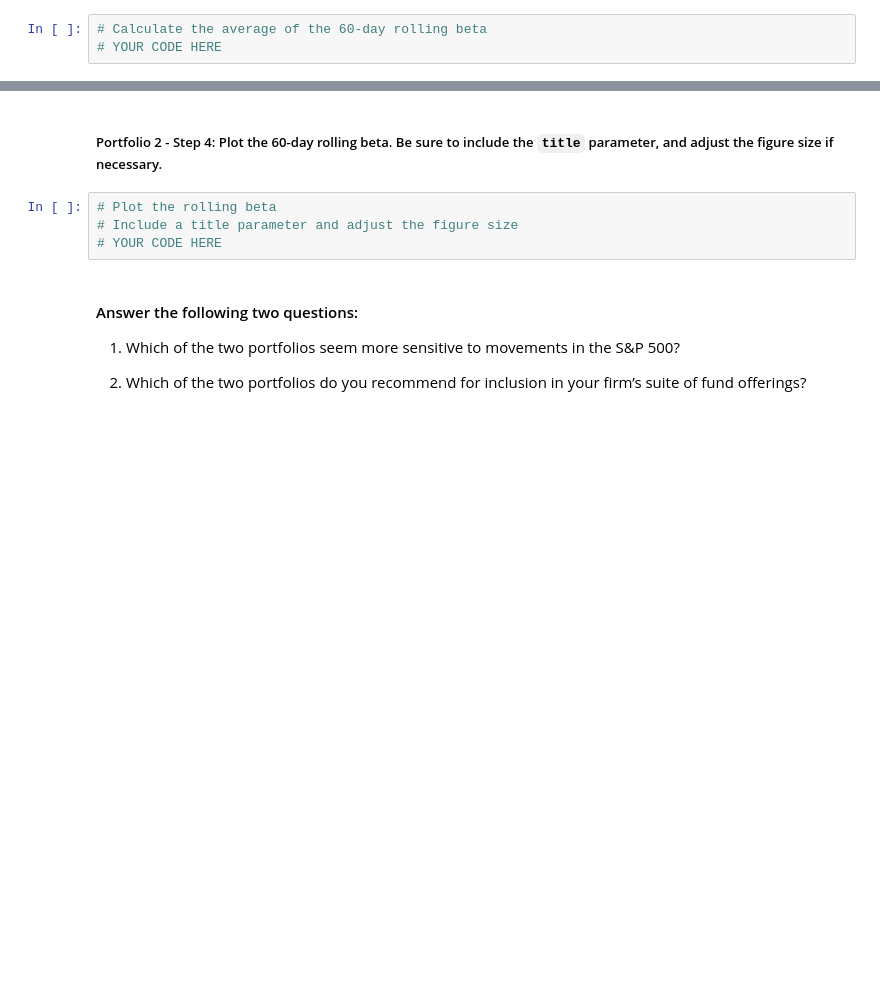
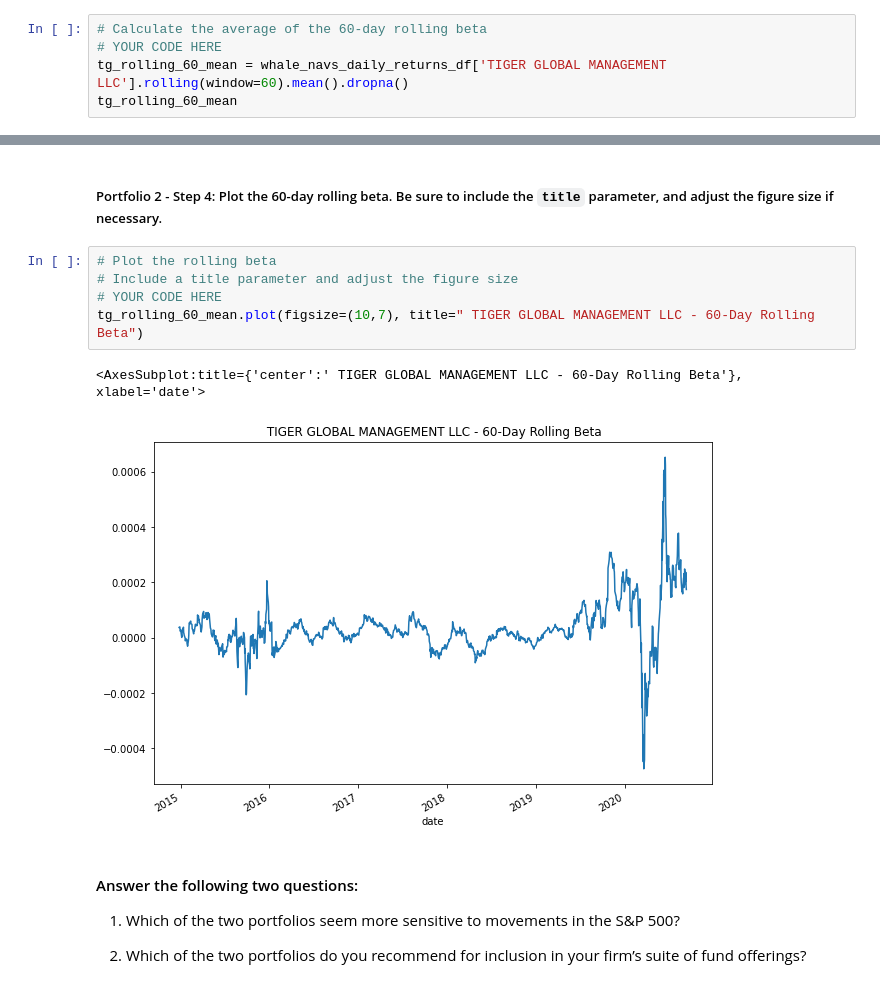
Before and after one commit to sidbetatester/market_risk_analyser, a Jupyter notebook: risk_return_analysis.ipynb, the cells around one changed output, grey strips where cells are left out. Saved outputs shown, nothing was run; the diff lists cells and outputs as text; blank space fills up the shorter version.

```diff
--- a/risk_return_analysis.ipynb
+++ b/risk_return_analysis.ipynb
@@ -504,3 +578,5 @@ Your analysis is nearing completion. Now, you need to evaluate how the portfolio
 # %%
 # Calculate the average of the 60-day rolling beta
 # YOUR CODE HERE
+tg_rolling_60_mean = whale_navs_daily_returns_df['TIGER GLOBAL MANAGEMENT LLC'].rolling(window=60).mean().dropna()
+tg_rolling_60_mean
@@ -509,7 +599,11 @@ Your analysis is nearing completion. Now, you need to evaluate how the portfolio
 # %%
 # Plot the rolling beta
 # Include a title parameter and adjust the figure size
 # YOUR CODE HERE
+tg_rolling_60_mean.plot(figsize=(10,7), title=" TIGER GLOBAL MANAGEMENT LLC - 60-Day Rolling Beta")
+# %% [output]
+<AxesSubplot:title={'center':' TIGER GLOBAL MANAGEMENT LLC - 60-Day Rolling Beta'}, xlabel='date'>
+[figure, added]
 # %% [markdown]
 #### Answer the following two questions:
 
```
Also changed, not shown: parts of 8 cells of this notebook.
